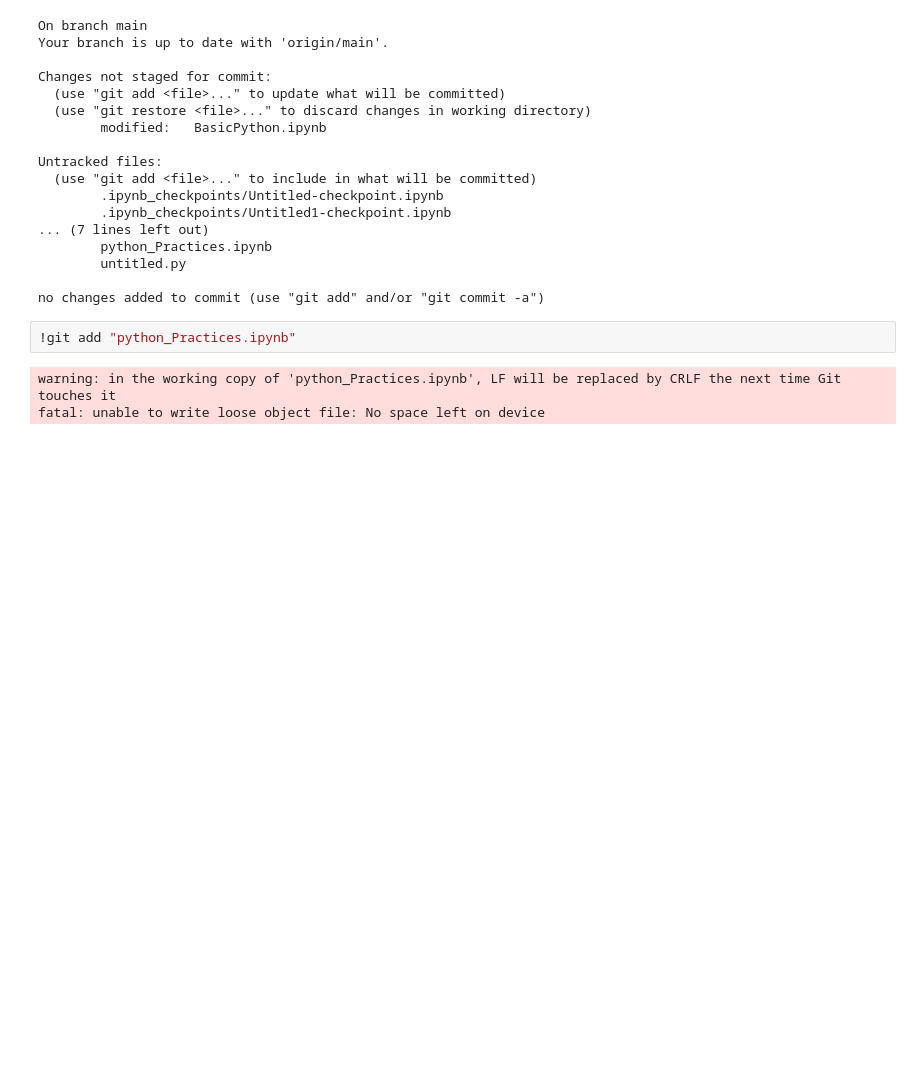
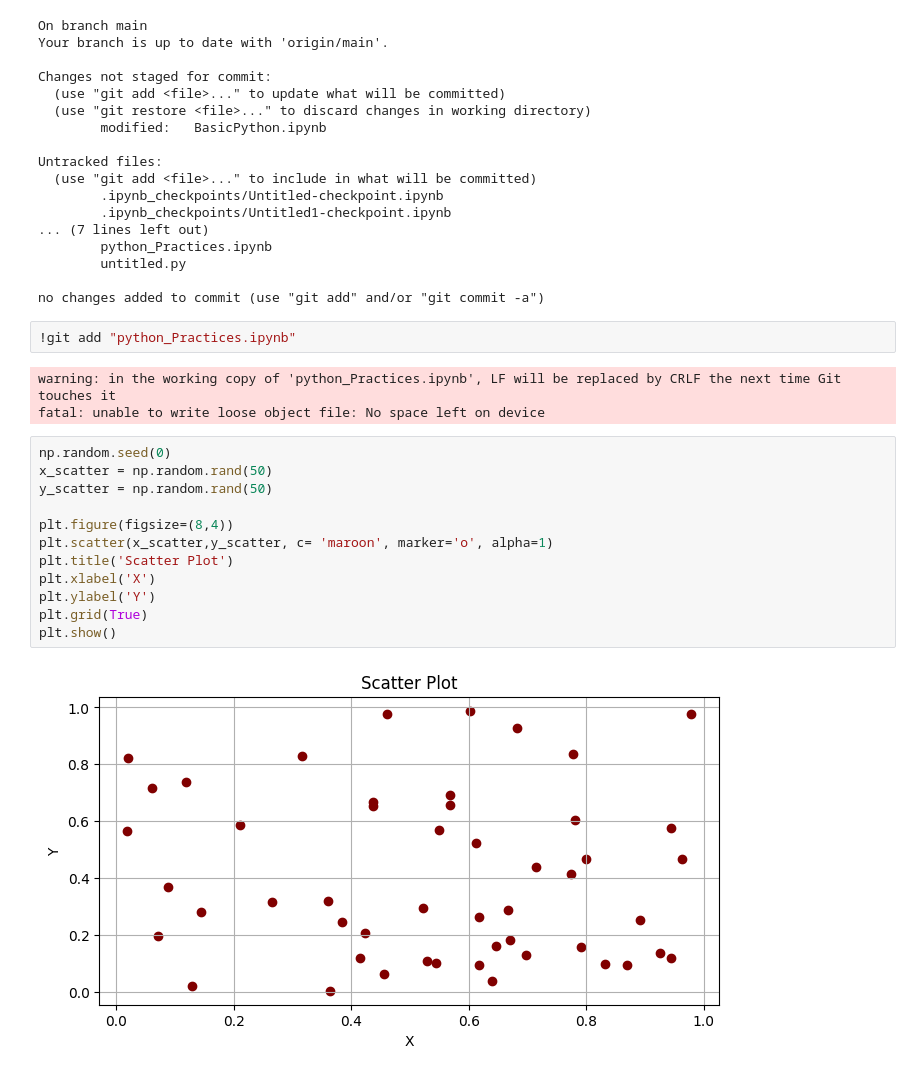
Before and after one commit to Samarth-Ghare/ai-ml-daily_commit, a Jupyter notebook: python_Practices.ipynb, the cells around one changed output. Cells and saved outputs as stored; diff of their text form; blank space fills up the shorter version.

```diff
--- a/python_Practices.ipynb
+++ b/python_Practices.ipynb
@@ -158,3 +160,17 @@ no changes added to commit (use "git add" and/or "git commit -a")
 # %% [output]
 warning: in the working copy of 'python_Practices.ipynb', LF will be replaced by CRLF the next time Git touches it
 fatal: unable to write loose object file: No space left on device
+# %%
+np.random.seed(0)
+x_scatter = np.random.rand(50)
+y_scatter = np.random.rand(50)
+
+plt.figure(figsize=(8,4))
+plt.scatter(x_scatter,y_scatter, c= 'maroon', marker='o', alpha=1)
+plt.title('Scatter Plot')
+plt.xlabel('X')
+plt.ylabel('Y')
+plt.grid(True)
+plt.show()
+# %% [output]
+[figure, added]
```
Also changed, not shown: parts of 61 cells of this notebook, 1 other file.
